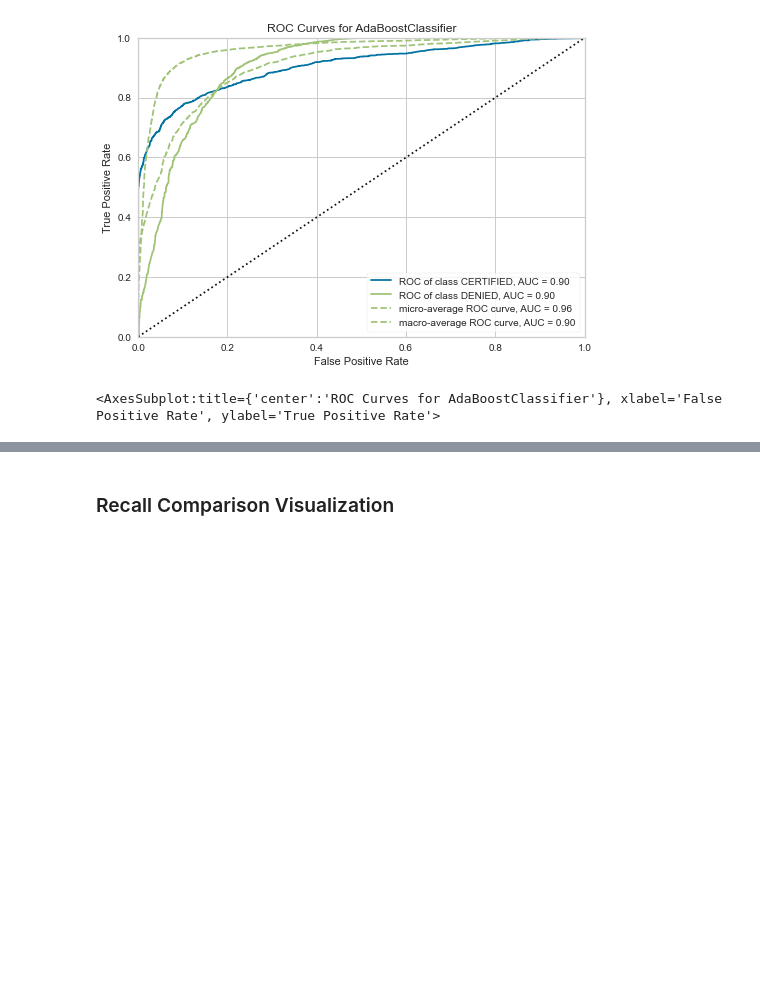
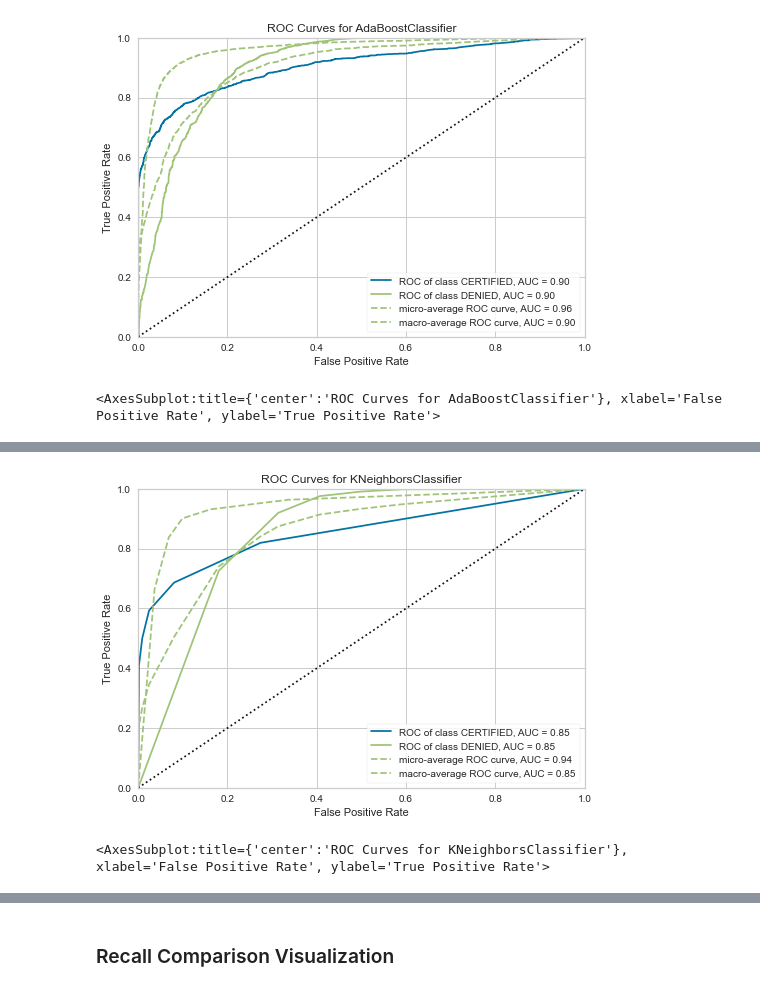
Before and after one commit to trishattah/DS_7331_Projects, a Jupyter notebook: Major_Lab_2/Lab2_Group4_Combined.ipynb, the cells around one changed output, grey strips where cells are left out. Cells and saved outputs as stored; diff of their text form; code cells hidden in the pictures; blank space fills up the shorter version.

```diff
--- a/Major_Lab_2/Lab2_Group4_Combined.ipynb
+++ b/Major_Lab_2/Lab2_Group4_Combined.ipynb
@@ -1105,2 +1208,12 @@ visualizer.show()
+# %%
+mod = knn(n_neighbors= 5)
+visualizer = ROCAUC(mod, classes=["CERTIFIED", "DENIED"])
+
+visualizer.fit(xx_train,yy_train)
+visualizer.score(xx_test,yy_test)
+visualizer.show()
+# %% [output]
+[figure, added]
+<AxesSubplot:title={'center':'ROC Curves for KNeighborsClassifier'}, xlabel='False Positive Rate', ylabel='True Positive Rate'>
 # %%
 models = []
```
Also changed, not shown: parts of 35 cells of this notebook.
